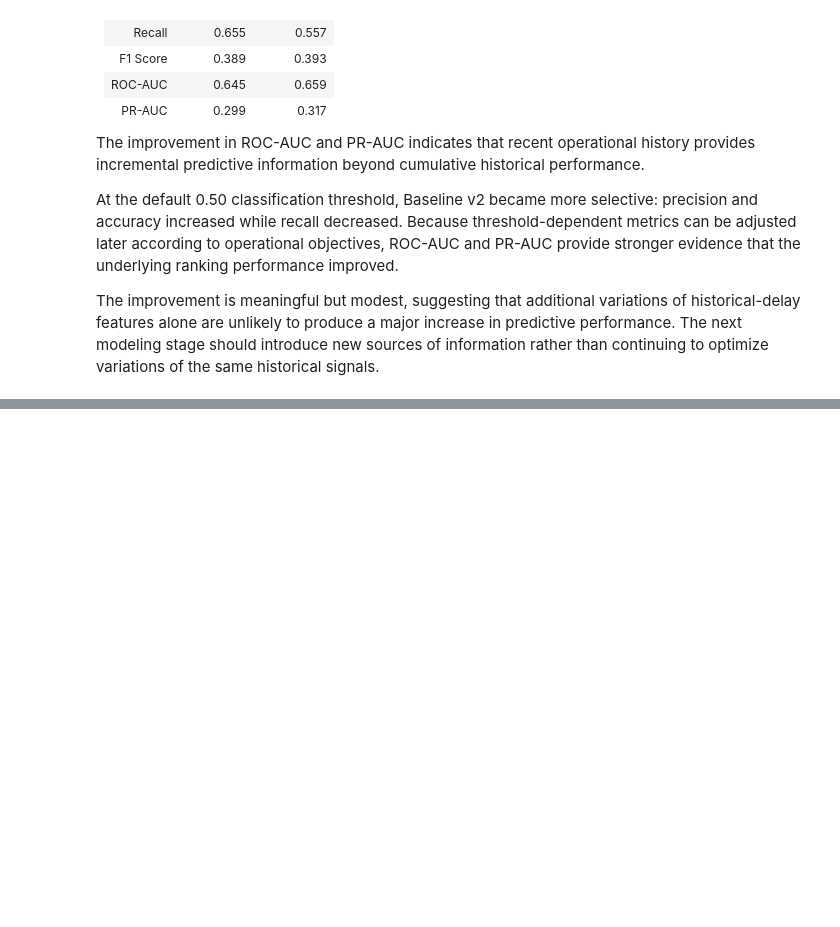
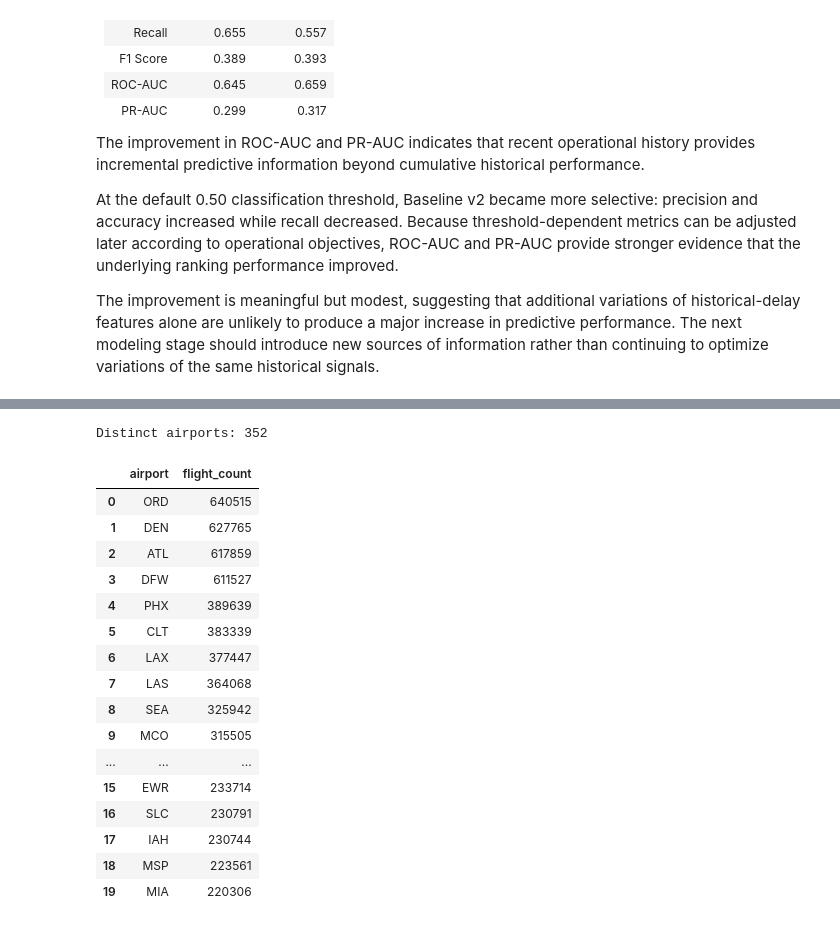
Before and after one commit to ttashi7/flight-operations-intelligence, a Jupyter notebook: notebooks/02_baseline_model.ipynb, the cells around one changed output, grey strips where cells are left out. Saved outputs shown, nothing was run; the diff lists cells and outputs as text; code cells hidden in the pictures; blank space fills up the shorter version.

```diff
--- a/notebooks/02_baseline_model.ipynb
+++ b/notebooks/02_baseline_model.ipynb
@@ -3434,0 +3462,40 @@ The improvement is meaningful but modest, suggesting that additional variations
+# %%
+airport_summary = con.sql("""
+SELECT
+    airport,
+    COUNT(*) AS flight_count
+FROM (
+    SELECT Origin AS airport
+    FROM modeling_2025
+
+    UNION ALL
+
+    SELECT Dest AS airport
+    FROM modeling_2025
+)
+GROUP BY airport
+ORDER BY flight_count DESC
+""").df()
+
+print("Distinct airports:", len(airport_summary))
+
+airport_summary.head(20)
+# %% [output]
+Distinct airports: 352
+|  | airport | flight_count |
+| 0 | ORD | 640515 |
+| 1 | DEN | 627765 |
+| 2 | ATL | 617859 |
+| 3 | DFW | 611527 |
+| 4 | PHX | 389639 |
+| 5 | CLT | 383339 |
+| 6 | LAX | 377447 |
+| 7 | LAS | 364068 |
+| 8 | SEA | 325942 |
+| 9 | MCO | 315505 |
+| ... | ... | ... |
+| 15 | EWR | 233714 |
+| 16 | SLC | 230791 |
+| 17 | IAH | 230744 |
+| 18 | MSP | 223561 |
+| 19 | MIA | 220306 |
```
Also changed, not shown: parts of 4 cells of this notebook, 2 other files.
